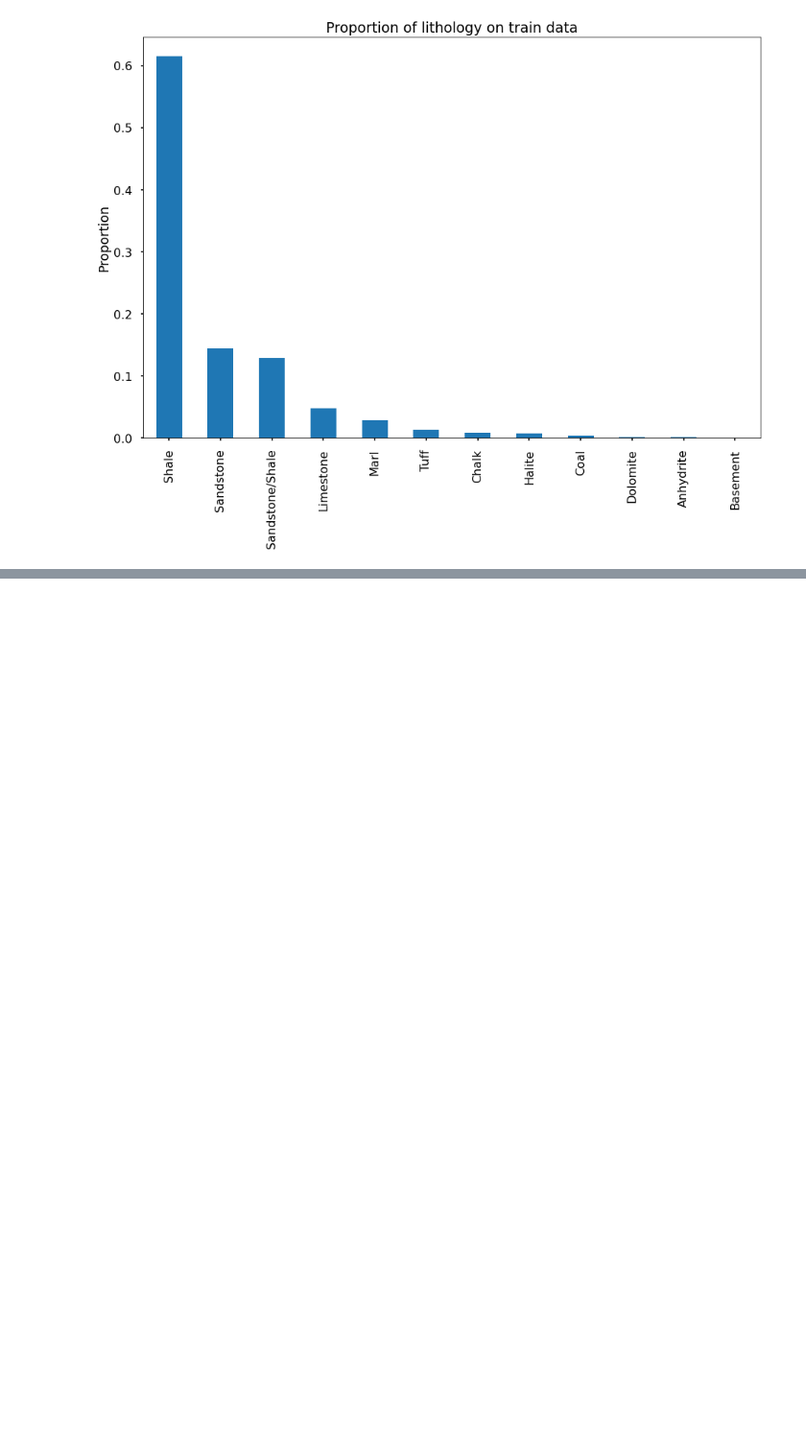
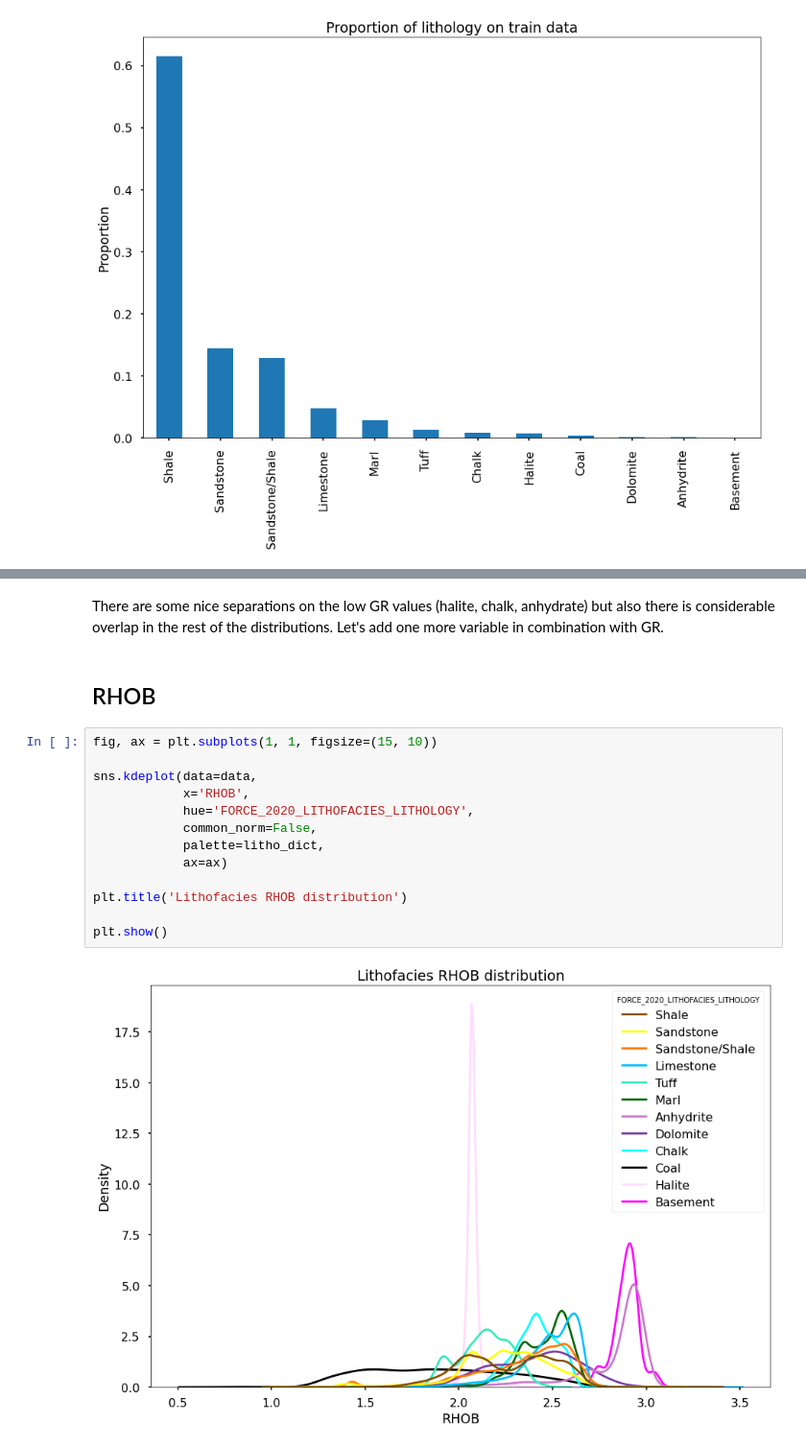
Before and after one commit to RafaelPinto/force_2020_lith, a Jupyter notebook: notebooks/1.0-rp-eda.ipynb, the cells around one changed output, grey strips where cells are left out. Shown at 96% size. Drawn from its saved outputs; the diff is of its cells as text; blank space fills up the shorter version.

```diff
--- a/notebooks/1.0-rp-eda.ipynb
+++ b/notebooks/1.0-rp-eda.ipynb
@@ -130,0 +154,19 @@ PEF: Proportion to GR: 0.21
+# %% [markdown]
+There are some nice separations on the low GR values (halite, chalk, anhydrate) but also there is considerable overlap in the rest of the distributions. Let's add one more variable in combination with GR.
+# %% [markdown]
+## RHOB
+# %%
+fig, ax = plt.subplots(1, 1, figsize=(15, 10))
+
+sns.kdeplot(data=data,
+            x='RHOB',
+            hue='FORCE_2020_LITHOFACIES_LITHOLOGY',
+            common_norm=False,
+            palette=litho_dict,
+            ax=ax)
+
+plt.title('Lithofacies RHOB distribution')
+
+plt.show()
+# %% [output]
+[figure, added]
```
Also changed, not shown: parts of 17 cells of this notebook, 3 other files.
